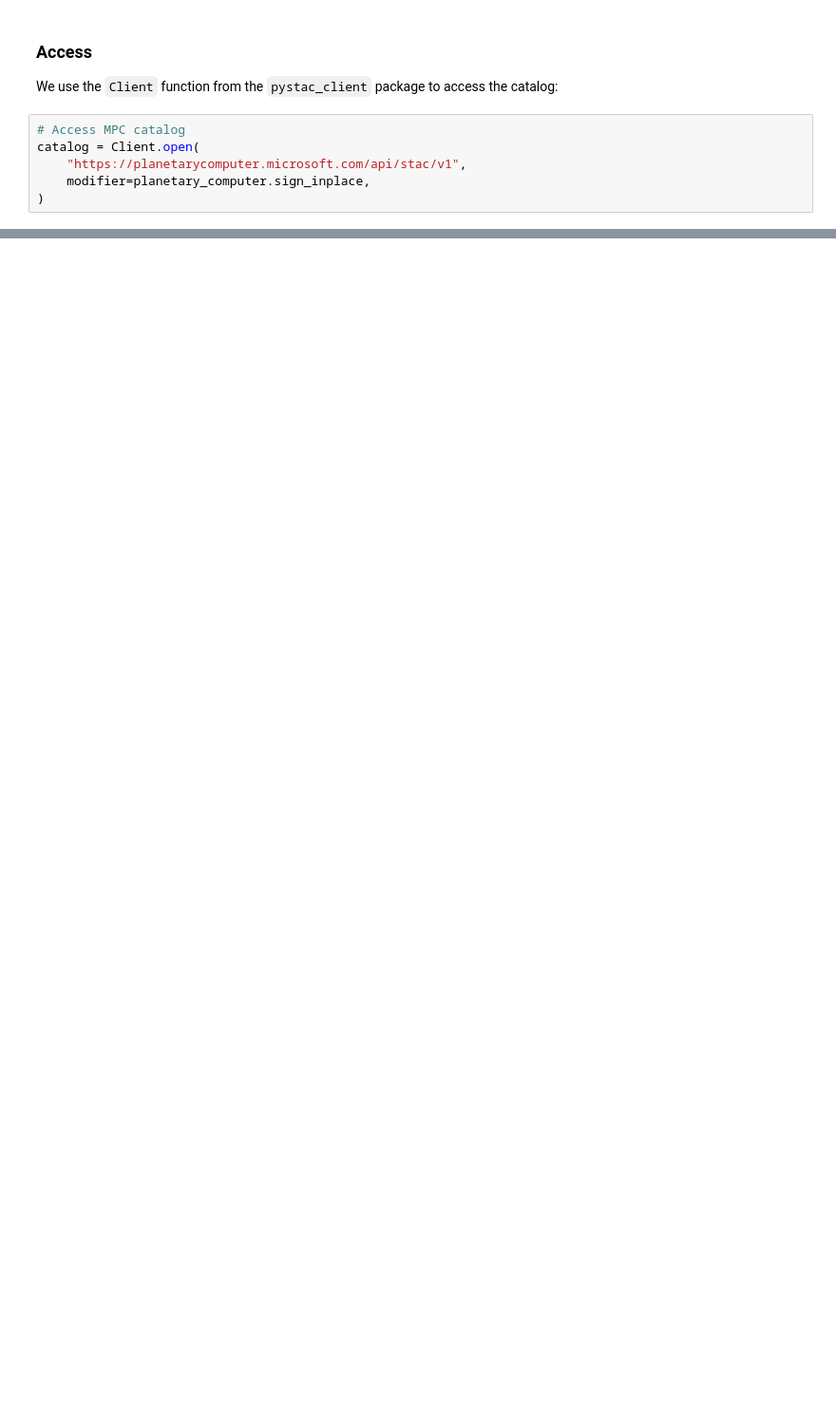
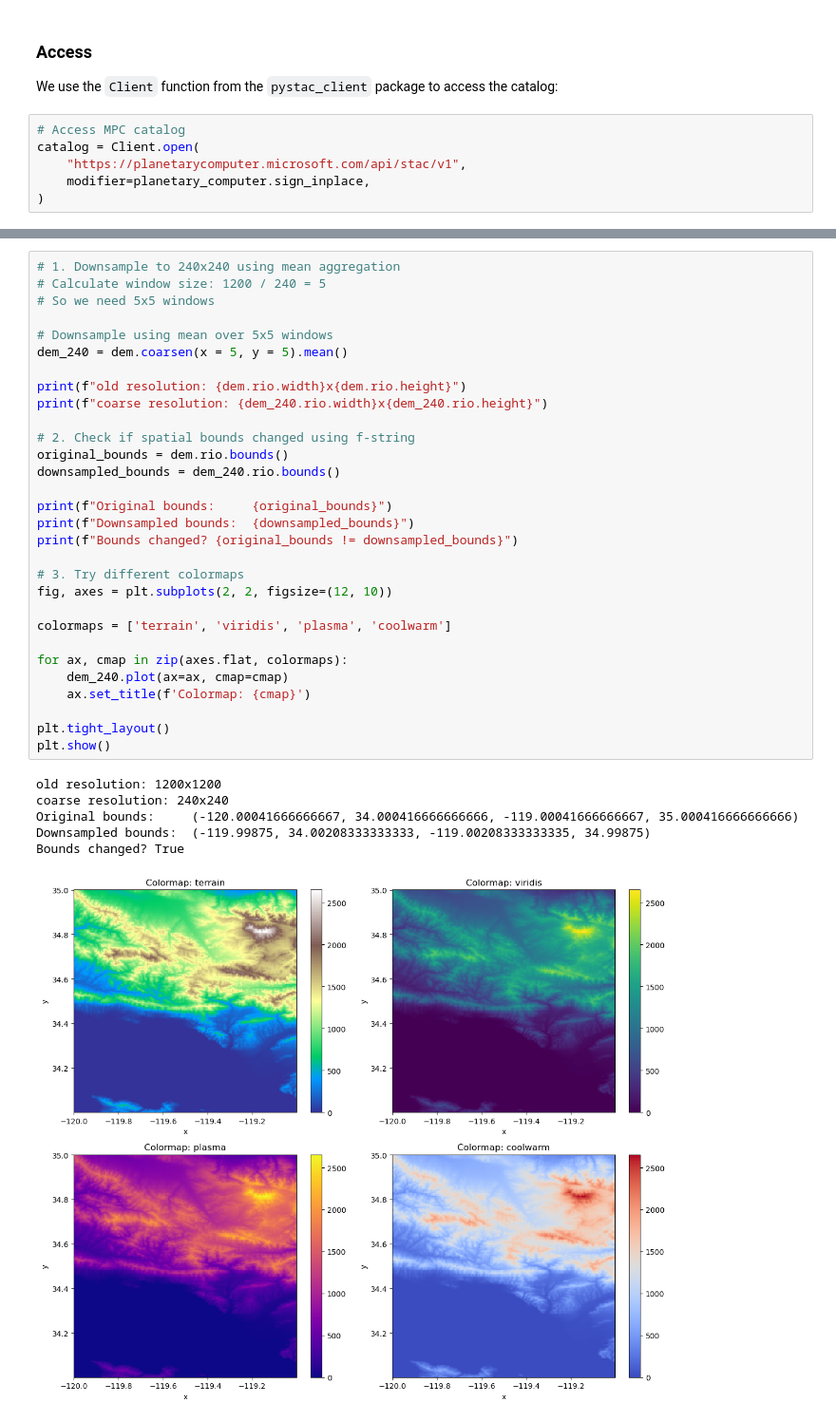
Before and after one commit to rellimylime/eds220-2025-in-class, a Jupyter notebook: week9-STAC.ipynb, the cells around one changed output, grey strips where cells are left out. Shown at 95% size. Cells and saved outputs as stored; diff of their text form; blank space fills up the shorter version.

```diff
--- a/week9-STAC.ipynb
+++ b/week9-STAC.ipynb
@@ -41,0 +357,37 @@ bbox = {
+# %%
+# 1. Downsample to 240x240 using mean aggregation
+# Calculate window size: 1200 / 240 = 5
+# So we need 5x5 windows
+
+# Downsample using mean over 5x5 windows
+dem_240 = dem.coarsen(x = 5, y = 5).mean()
+
+print(f"old resolution: {dem.rio.width}x{dem.rio.height}")
+print(f"coarse resolution: {dem_240.rio.width}x{dem_240.rio.height}")
+
+# 2. Check if spatial bounds changed using f-string
+original_bounds = dem.rio.bounds()
+downsampled_bounds = dem_240.rio.bounds()
+
+print(f"Original bounds:     {original_bounds}")
+print(f"Downsampled bounds:  {downsampled_bounds}")
+print(f"Bounds changed? {original_bounds != downsampled_bounds}")
+
+# 3. Try different colormaps
+fig, axes = plt.subplots(2, 2, figsize=(12, 10))
+
+colormaps = ['terrain', 'viridis', 'plasma', 'coolwarm']
+
+for ax, cmap in zip(axes.flat, colormaps):
+    dem_240.plot(ax=ax, cmap=cmap)
+    ax.set_title(f'Colormap: {cmap}')
+
+plt.tight_layout()
+plt.show()
+# %% [output]
+old resolution: 1200x1200
+coarse resolution: 240x240
+Original bounds:     (-120.00041666666667, 34.000416666666666, -119.00041666666667, 35.000416666666666)
+Downsampled bounds:  (-119.99875, 34.00208333333333, -119.00208333333335, 34.99875)
+Bounds changed? True
+[figure, added]
```
Also changed, not shown: parts of 43 cells of this notebook.
